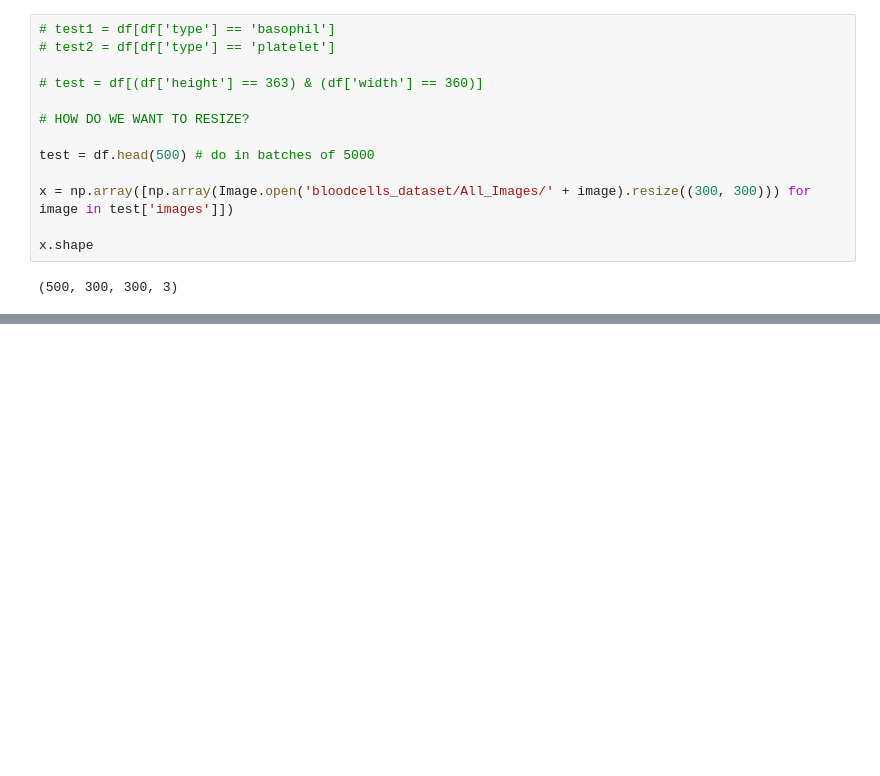
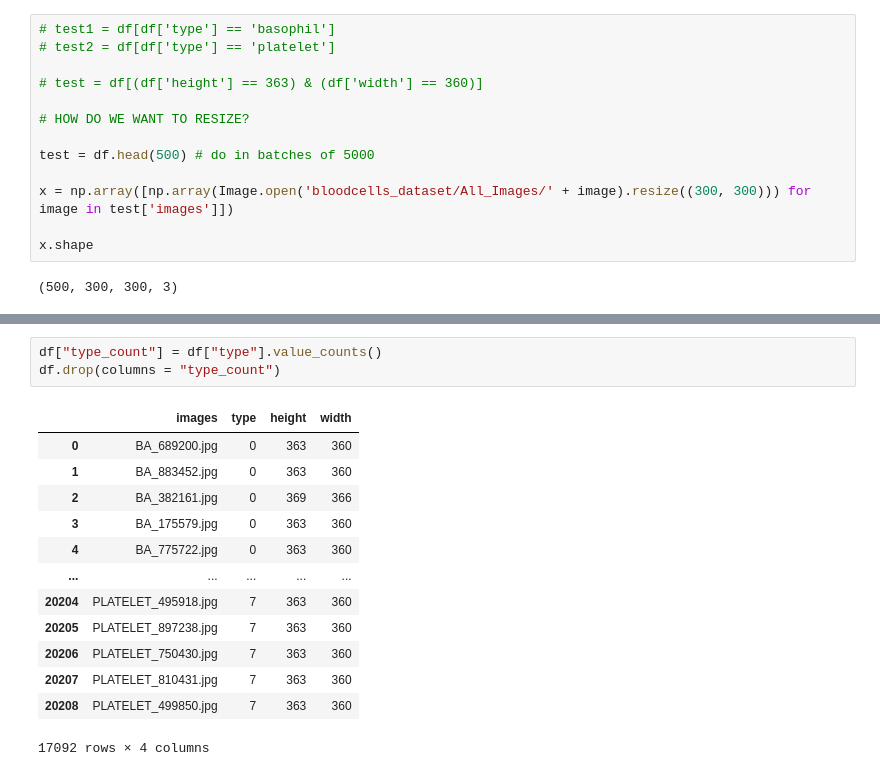
Before and after one commit to amayjain/Bloodcells, a Jupyter notebook: Test.ipynb, the cells around one changed output, grey strips where cells are left out. Cells and saved outputs as stored; diff of their text form; blank space fills up the shorter version.

```diff
--- a/Test.ipynb
+++ b/Test.ipynb
@@ -129 +120,18 @@ df['images']
 Name: images, Length: 17092, dtype: object
+# %%
+df["type_count"] = df["type"].value_counts()
+df.drop(columns = "type_count")
+# %% [output]
+|  | images | type | height | width |
+| 0 | BA_689200.jpg | 0 | 363 | 360 |
+| 1 | BA_883452.jpg | 0 | 363 | 360 |
+| 2 | BA_382161.jpg | 0 | 369 | 366 |
+| 3 | BA_175579.jpg | 0 | 363 | 360 |
+| 4 | BA_775722.jpg | 0 | 363 | 360 |
+| ... | ... | ... | ... | ... |
+| 20204 | PLATELET_495918.jpg | 7 | 363 | 360 |
+| 20205 | PLATELET_897238.jpg | 7 | 363 | 360 |
+| 20206 | PLATELET_750430.jpg | 7 | 363 | 360 |
+| 20207 | PLATELET_810431.jpg | 7 | 363 | 360 |
+| 20208 | PLATELET_499850.jpg | 7 | 363 | 360 |
+17092 rows × 4 columns
```
Also changed, not shown: parts of 10 cells of this notebook.
